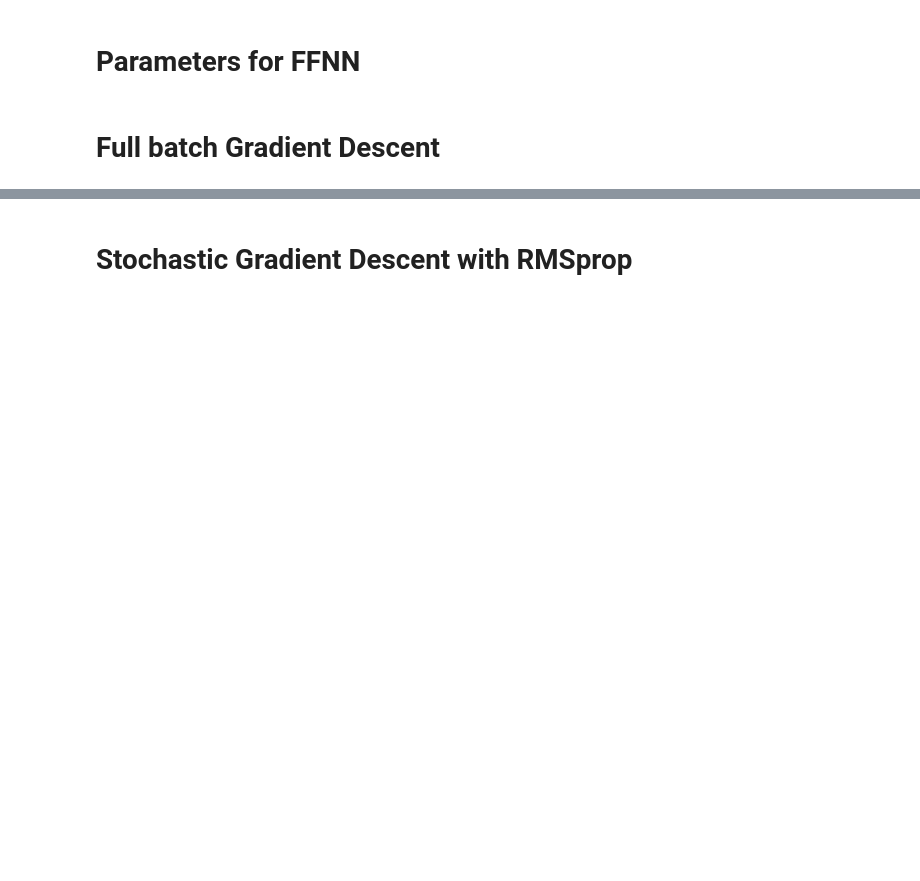
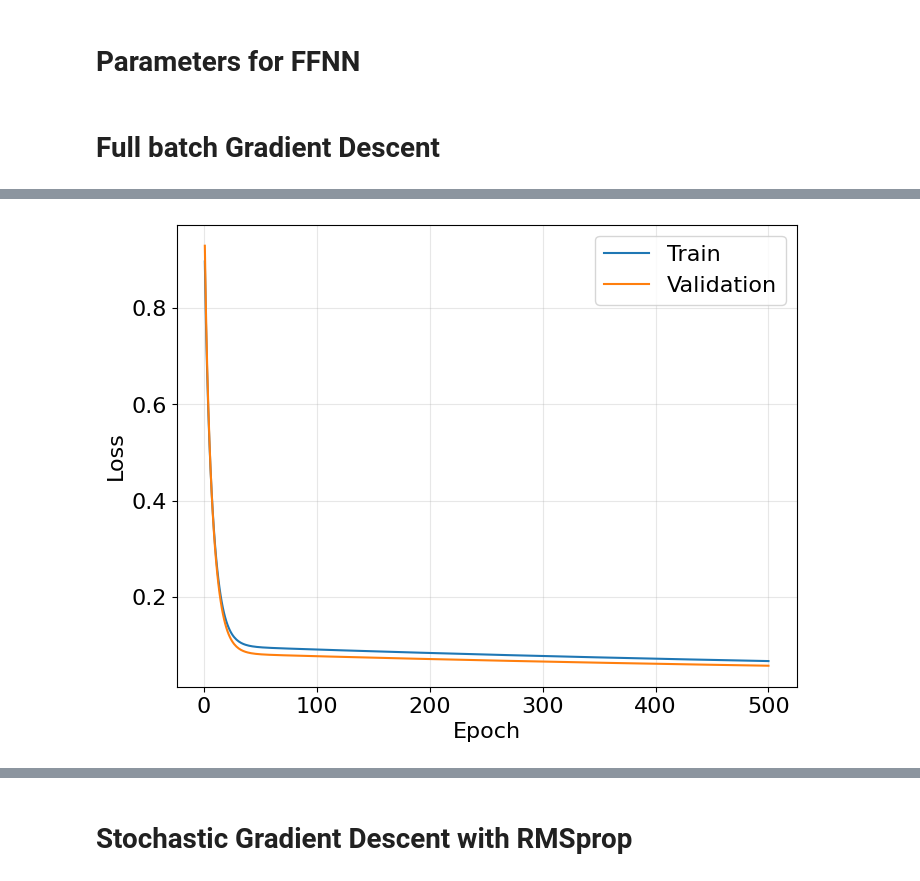
Before and after one commit to livelstorborg/FYS-STK4155, a Jupyter notebook: project2/code/notebooks/part_b.ipynb, the cells around one changed output, grey strips where cells are left out. Drawn from its saved outputs; the diff is of its cells as text; code cells hidden in the pictures; blank space fills up the shorter version.

```diff
--- a/project2/code/notebooks/part_b.ipynb
+++ b/project2/code/notebooks/part_b.ipynb
@@ -20,7 +22,7 @@ np.random.seed(SEED)
 N = 300
 x = np.linspace(-1, 1, N)
 y_true = runge(x)
-y_noise = y_true + np.random.normal(0, 0.01, N)
+y_noise = y_true + np.random.normal(0, 0.1, N)
 # %%
 X_poly = polynomial_features(x, p=14, intercept=False)
 
@@ -55,20 +58,19 @@ eta_adam = np.logspace(-3, -1, 20)
 # %% [markdown]
 # Parameters for FFNN
 # %%
-network_input_size = 1
-loss = MSE()
-
 # Experiment 1: one hidden layer and 50 hidden nodes
-layer_output_sizes_1 = [50, 1]
+layer_sizes_1 = [50, 1]
 activations_1 = [Sigmoid(), Linear()]
 
+
 # Experiment 2: two hidden layers and 100 hidden nodes each
-layer_output_sizes_2 = [100, 100, 1]
+layer_sizes_2 = [100, 100, 1]
 activations_2 = [Sigmoid(), Sigmoid(), Linear()]
 
 
-num_iter = 500     # GD full batch
-epochs = 500       # RMSprop and Adam (mini-batch)
-batch_size = 32    # RMSprop and Adam (mini-batch)
+EPOCHS = 500
+BATCH_SIZE = 32
+LOSS = MSE()
+NETWORK_INPUT_SIZE = 1
 # %% [markdown]
 # Full batch Gradient Descent
@@ -75,36 +79,54 @@ batch_size = 32    # RMSprop and Adam (mini-batch)
 # %%
-best_gd_eta_1 = None
-best_gd_mse_1 = float('inf')
+nn_gd_1 = NeuralNetwork(
+    network_input_size=NETWORK_INPUT_SIZE,
+    layer_output_sizes=layer_sizes_1,
+    activations=activations_1,
+    loss=LOSS,
+    seed=SEED
+)
 
-best_gd_eta_2 = None
-best_gd_mse_2 = float('inf')
 
-for eta in eta_gd:
+history = train(
+            nn=nn_gd_1,
+            X_train=X_train_s,
+            y_train=y_train_s,
+            X_val=X_test_s,
+            y_val=y_test_s,
+            optimizer=GD(eta=0.01),
+            epochs=EPOCHS,
+            batch_size=len(X_train_s),  # Full batch
+            stochastic=False,
+            task='regression',
+            early_stopping=False,
+            patience=10,
+            verbose=False,
+            seed=SEED
+        )
 
-    # Experiment 1: one hidden layer and 50 hidden nodes
-    nn_gd_1 = NeuralNetwork(network_input_size=network_input_size, layer_output_sizes=layer_output_sizes_1, activations=activations_1, loss=loss, seed=SEED)
-    train(nn_gd_1, X_train_s, y_train_s, X_test_s, y_test_s, GD(eta),
-          epochs=500, batch_size=len(X_train_s), verbose=False, seed=SEED)
-    y_pred_gd_s = nn_gd_1.predict(X_test_s)
-    y_pred_gd = inverse_scale_y(y_pred_gd_s, y_mean)
-    gd_mse = mse(y_test_real, y_pred_gd)
+# Access the results
+train_loss = history['train_loss']  # This will be MSE on scaled data
+val_loss = history['val_loss']      # This will be MSE on scaled data
 
-    print(f"  eta={eta:.4f}  MSE={gd_mse:.6f}")
+# Plot learning curves
+plot_learning_curves(train_loss, val_loss)
 
-    if gd_mse < best_gd_mse_1:
-        best_gd_mse_1 = gd_mse
-        best_gd_eta_1 = eta
+# Get final MSE on scaled data
+print(f"Final Train MSE (scaled): {train_loss[-1]:.6f}")
+print(f"Final Test MSE (scaled): {val_loss[-1]:.6f}")
 
-    # Experiment 2: two hidden layers and 100 hidden nodes each
-    nn_gd_2 = NeuralNetwork(network_input_size=network_input_size, layer_output_sizes=layer_output_sizes_2, activations=activations_2, loss=loss, seed=SEED)
-    train(nn_gd_2, X_train_s, y_train_s, X_test_s, y_test_s, GD(eta),
-          epochs=500, batch_size=len(X_train_s), verbose=False, seed=SEED)
-    y_pred_gd_s = nn_gd_2.predict(X_test_s)
-    y_pred_gd = inverse_scale_y(y_pred_gd_s, y_mean)
-    gd_mse = mse(y_test_real, y_pred_gd)
+# If you want MSE on original scale:
+y_train_pred_scaled = nn_gd_1.predict(X_train_s)
+y_test_pred_scaled = nn_gd_1.predict(X_test_s)
 
-    print(f"  eta={eta:.4f}  MSE={gd_mse:.6f}")
+# Inverse transform predictions
+y_train_pred = inverse_scale_y(y_train_pred_scaled, y_mean)
+y_test_pred = inverse_scale_y(y_test_pred_scaled, y_mean)
 
-    if gd_mse < best_gd_mse_2:
-        best_gd_mse_2 = gd_mse
-        best_gd_eta_2 = eta
+# Calculate MSE on original scale
+train_mse_original = mse(y_train_nn, y_train_pred)
+test_mse_original = mse(y_test_nn, y_test_pred)
+
+print(f"\nFinal Train MSE (original scale): {train_mse_original:.6f}")
+print(f"Final Test MSE (original scale): {test_mse_original:.6f}")
+# %% [output]
+[figure, added]
```
Also changed, not shown: parts of 18 cells of this notebook.
